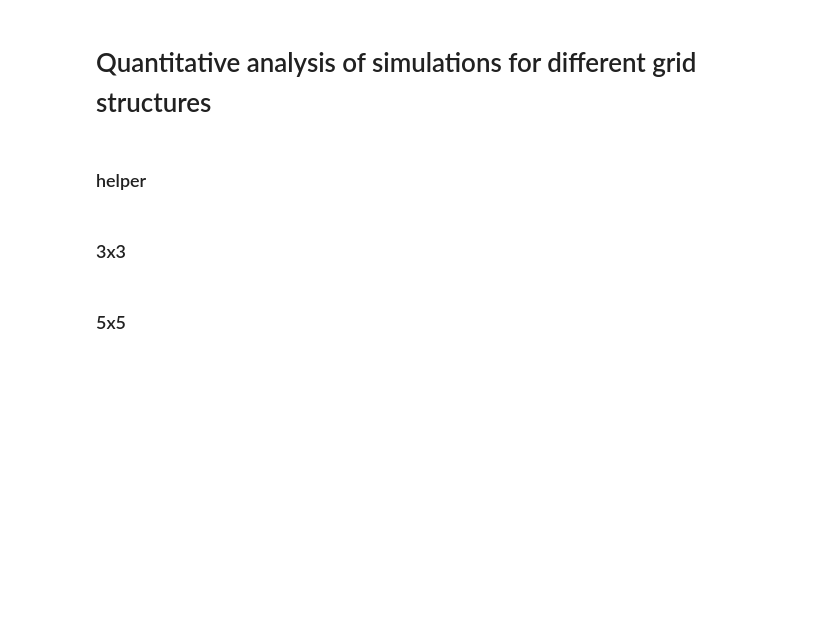
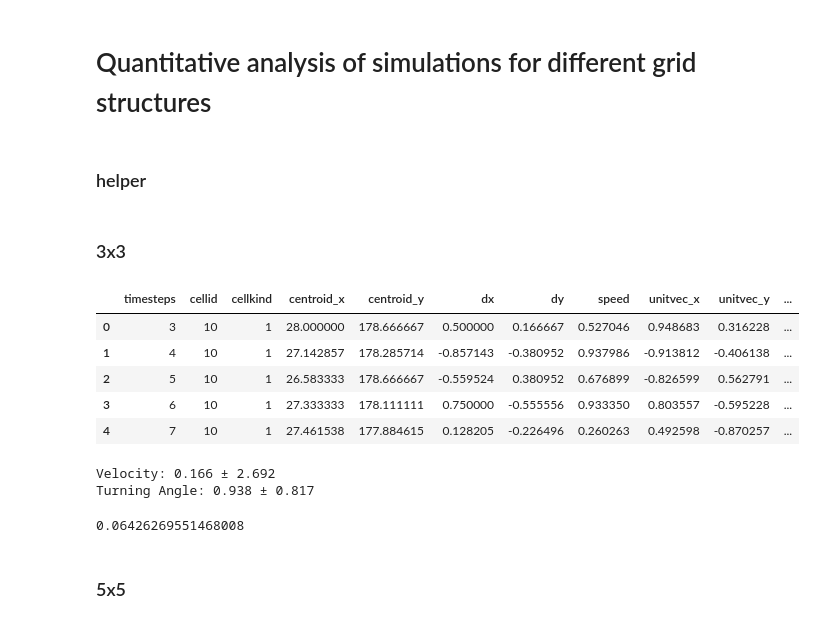
Before and after one commit to VictoriousGladiator/NaturalComputing, a Jupyter notebook: A1/analysis/analysis.ipynb, the cells around one changed output. Saved outputs shown, nothing was run; the diff lists cells and outputs as text; code cells hidden in the pictures; blank space fills up the shorter version.

```diff
--- a/A1/analysis/analysis.ipynb
+++ b/A1/analysis/analysis.ipynb
@@ -15,3 +12,26 @@ closedgrid = ["./data_80/grid_dense_r01.txt", "./data_80/grid_dense_r02.txt", ".
+# %%
+grids = {
+    "3by3": [],
+    "5by5": [],
+    "dense_limit": [],
+    "dense": []
+}
+
+directory = "./data_80/"
+pattern = re.compile(r"grid_(3by3|5by5|dense_limit|dense)_r\d+\.txt")
+
+if os.path.exists(directory):
+    for filename in os.listdir(directory):
+        match = pattern.search(filename)
+        if match:
+            grid_type = match.group(1)
+            full_path = os.path.join(directory, filename)
+            grids[grid_type].append(full_path)
+
+smallgrid = sorted(grids["3by3"])
+mediumgrid = sorted(grids["5by5"])
+densegrid = sorted(grids["dense_limit"])
+closedgrid = sorted(grids["dense"])
 # %%
 def load_file(path):
     df = pd.read_csv(path, sep=None, header=None, engine='python')
@@ -84,7 +105,32 @@ def plot_analysis(data_dict):
 # %%
 # OBSTACLE_SPACING = 75
 # OBSTACLE_MARGIN  = 20
 data_3x3 = prepare_multiple_runs(smallgrid)
+data_3x3.head()
+# %% [output]
+|  | timesteps | cellid | cellkind | centroid_x | centroid_y | dx | dy | speed | unitvec_x | unitvec_y | ... |
+| 0 | 3 | 10 | 1 | 28.000000 | 178.666667 | 0.500000 | 0.166667 | 0.527046 | 0.948683 | 0.316228 | ... |
+| 1 | 4 | 10 | 1 | 27.142857 | 178.285714 | -0.857143 | -0.380952 | 0.937986 | -0.913812 | -0.406138 | ... |
+| 2 | 5 | 10 | 1 | 26.583333 | 178.666667 | -0.559524 | 0.380952 | 0.676899 | -0.826599 | 0.562791 | ... |
+| 3 | 6 | 10 | 1 | 27.333333 | 178.111111 | 0.750000 | -0.555556 | 0.933350 | 0.803557 | -0.595228 | ... |
+| 4 | 7 | 10 | 1 | 27.461538 | 177.884615 | 0.128205 | -0.226496 | 0.260263 | 0.492598 | -0.870257 | ... |
+# %%
+velocity_stats = data_3x3['speed'].agg(['mean', 'std'])
+angle_stats = data_3x3['turning_angle'].dropna().agg(['mean', 'std'])
+
+print(f"Velocity: {velocity_stats['mean']:.3f} ± {velocity_stats['std']:.3f}")
+print(f"Turning Angle: {angle_stats['mean']:.3f} ± {angle_stats['std']:.3f}")
+# %% [output]
+Velocity: 0.166 ± 2.692
+Turning Angle: 0.938 ± 0.817
+# %%
+alignment_ts = data_3x3.groupby('timesteps').apply(
+    lambda x: (x['unitvec_x'].sum()**2 + x['unitvec_y'].sum()**2)**0.5 / len(x)
+)
+mean_alignment = alignment_ts.mean()
+print(mean_alignment)
+# %% [output]
+0.06426269551468008
 # %% [markdown]
 ### 5x5
 # %%
```
Also changed, not shown: parts of 13 cells of this notebook.
